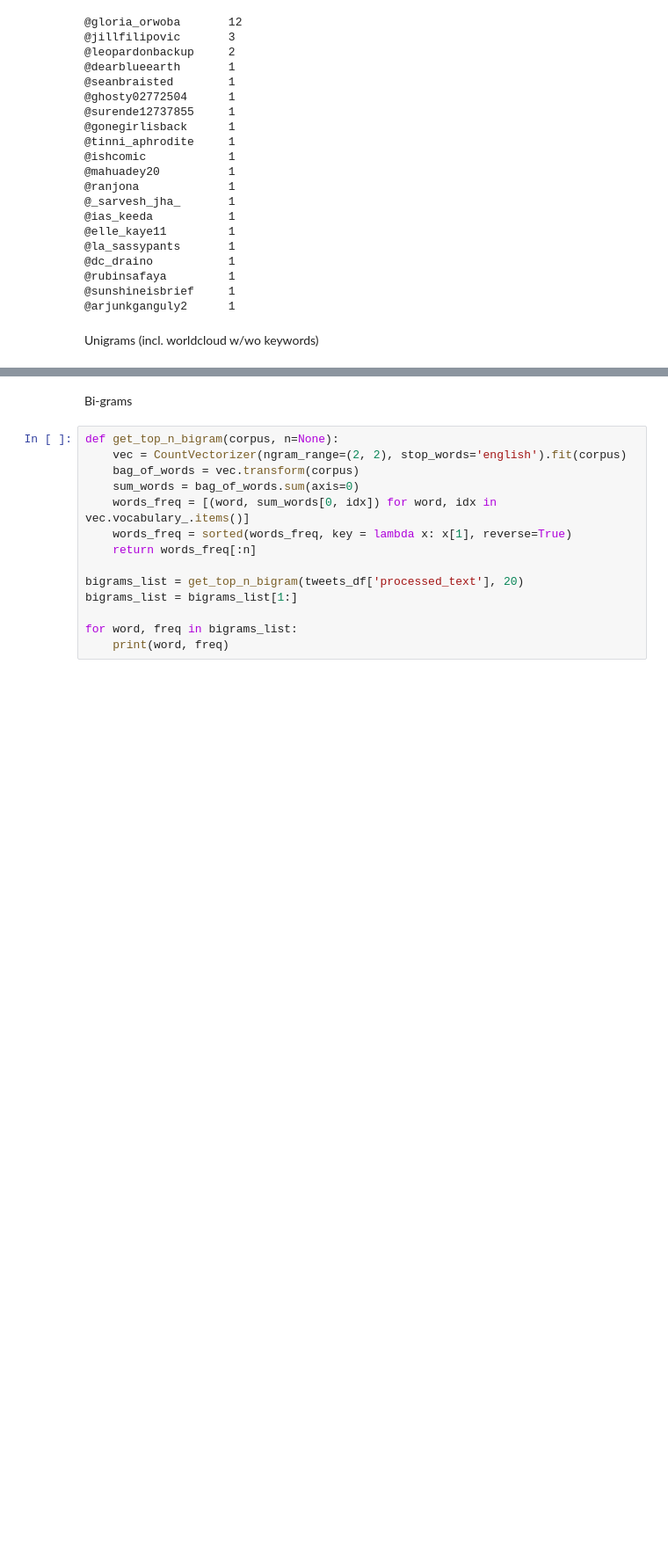
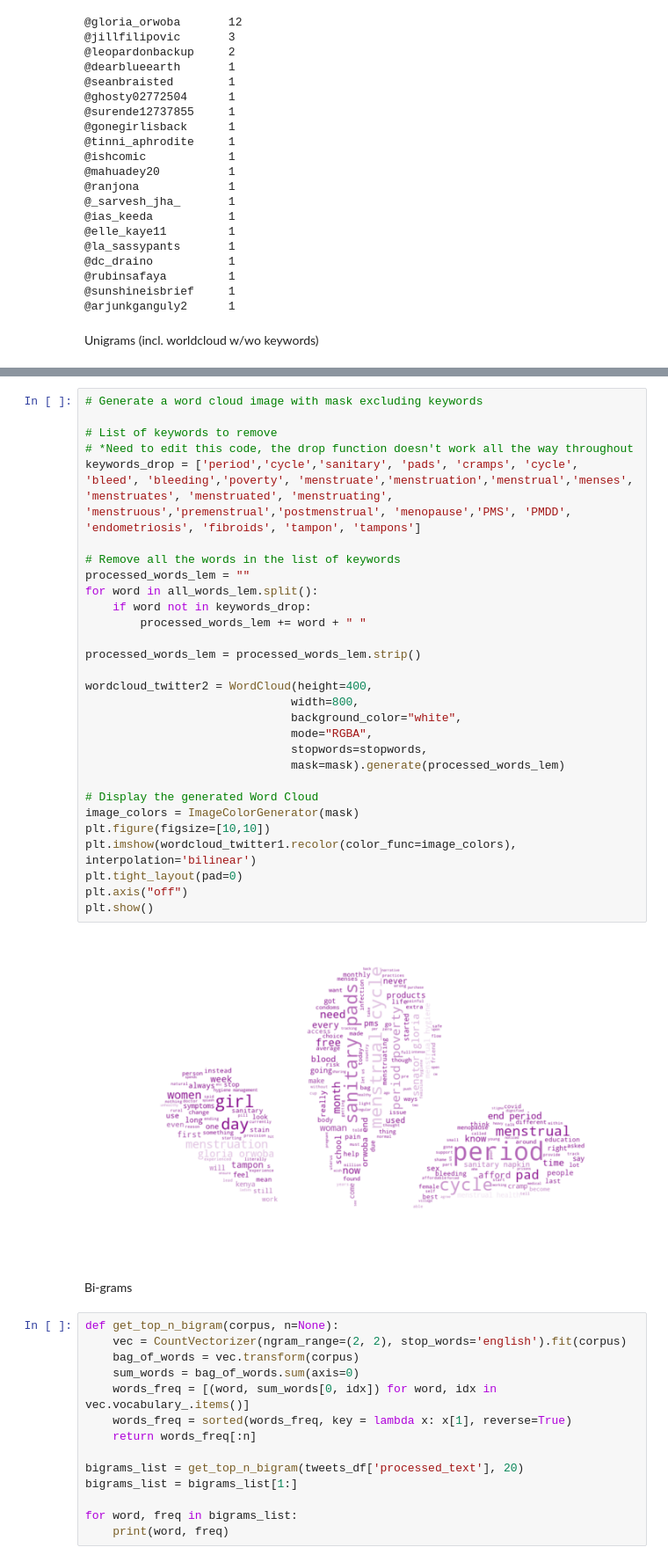
Before and after one commit to LoveYourMenses/twitter-attitudes, a Jupyter notebook: tweetexploration.ipynb, the cells around one changed output, grey strips where cells are left out. Shown: that part at 88% size. Drawn from its saved outputs; the diff is of its cells as text; blank space fills up the shorter version.

```diff
--- a/tweetexploration.ipynb
+++ b/tweetexploration.ipynb
@@ -191,3 +257,34 @@ Unigrams (incl. worldcloud w/wo keywords)
+# %%
+# Generate a word cloud image with mask excluding keywords
+
+# List of keywords to remove
+# *Need to edit this code, the drop function doesn't work all the way throughout
+keywords_drop = ['period','cycle','sanitary', 'pads', 'cramps', 'cycle', 'bleed', 'bleeding','poverty', 'menstruate','menstruation','menstrual','menses', 'menstruates', 'menstruated', 'menstruating', 'menstruous','premenstrual','postmenstrual', 'menopause','PMS', 'PMDD', 'endometriosis', 'fibroids', 'tampon', 'tampons']
+
+# Remove all the words in the list of keywords
+processed_words_lem = ""
+for word in all_words_lem.split():
+    if word not in keywords_drop:
+        processed_words_lem += word + " "
+
+processed_words_lem = processed_words_lem.strip()
+
+wordcloud_twitter2 = WordCloud(height=400,
+                              width=800,
+                              background_color="white",
+                              mode="RGBA",
+                              stopwords=stopwords,
+                              mask=mask).generate(processed_words_lem)
+
+# Display the generated Word Cloud
+image_colors = ImageColorGenerator(mask)
+plt.figure(figsize=[10,10])
+plt.imshow(wordcloud_twitter1.recolor(color_func=image_colors), interpolation='bilinear')
+plt.tight_layout(pad=0)
+plt.axis("off")
+plt.show()
+# %% [output]
+[figure, added]
 # %% [markdown]
 Bi-grams
 # %%
```
Also changed, not shown: parts of 4 cells of this notebook.
